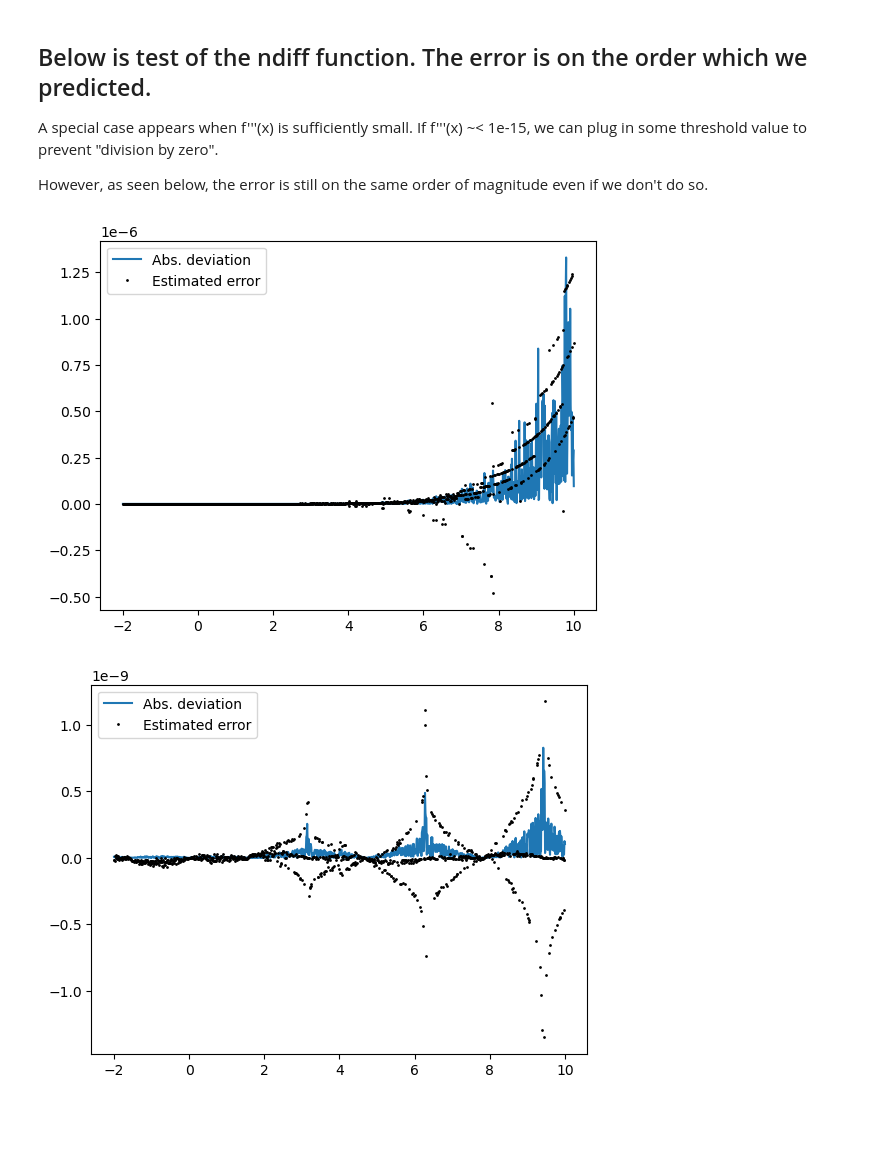
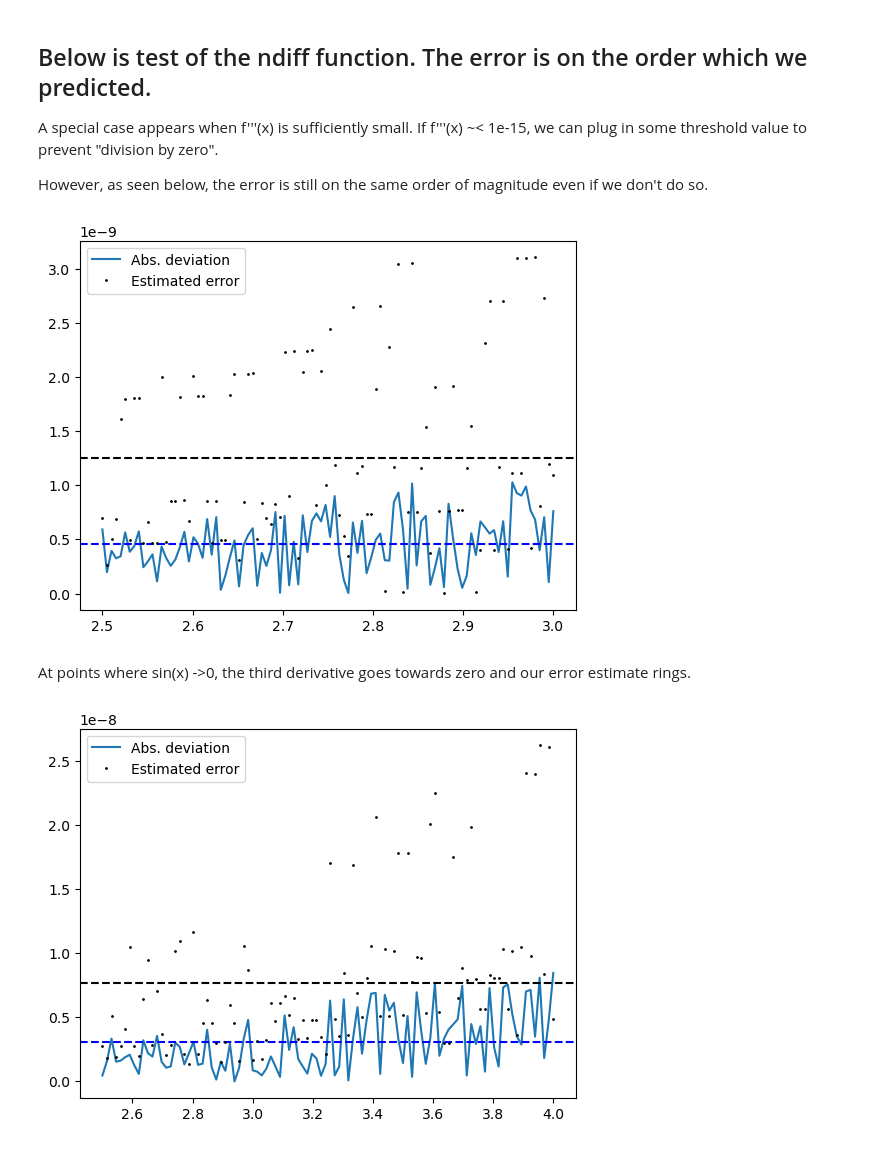
Before and after one commit to David-Cai-CJ/PHYS512, a Jupyter notebook: assignment_1/A1_P2.ipynb, the cells around one changed output. Cells and saved outputs as stored; diff of their text form; code cells hidden in the pictures; blank space fills up the shorter version.

```diff
--- a/assignment_1/A1_P2.ipynb
+++ b/assignment_1/A1_P2.ipynb
@@ -22,11 +22,10 @@ def ndiff(fun, x, full=False):
     ### calculate the central derivative
     dfdx = (f(x+dx)-f(x-dx))/(2*dx)
     ### estimate the error
-    err = f(x)*eps/dx + d3f(x) * dx**2
+    err = np.abs(f(x)*eps/dx + d3f(x) * dx**2)
 
     if full == False:
         return dfdx
-
     else:
         return dfdx, dx, err
 # %% [markdown]
@@ -35,21 +34,25 @@ A special case appears when f'''(x) is sufficiently small. If f'''(x) ~< 1e-15,
 
 However, as seen below, the error is still on the same order of magnitude even if we don't do so.
 # %%
-xx = np.linspace(-2,10, 1000)
-
 # plots the deviations between function, ndiff, and its "analytical" derivative
 def test(fun, dfun, x):
     xx = x
     dfdx, dx, err = ndiff(fun, xx, True)
     plt.plot(xx, np.abs(dfun(xx) - dfdx), label = "Abs. deviation")
-    plt.plot(xx, err,'ko',ms=1, label = "Estimated error", )
+    plt.axhline(np.mean(np.abs(dfun(xx) - dfdx)), c='b',ls='--')
+    plt.plot(xx, err,'ko',ms=1, label = "Estimated error")
+    plt.axhline(np.mean(err),c='k', ls = '--')
     plt.legend()
 # %%
+xx = np.linspace(2.5,3, 100)
 test(np.exp, np.exp, xx)
 # %% [output]
-[figure, old version]
+[figure, new version]
+# %% [markdown]
+At points where sin(x) ->0, the third derivative goes towards zero and our error estimate rings.
 # %%
-test(np.sin, np.cos, xx)
+xx = np.linspace(2.5,4, 100)
+test(lambda x:x**4, lambda x: 4*x**3, xx)
 # %% [output]
-[figure, old version]
+[figure, new version]
 # %%
```
Also changed, not shown: parts of 1 cell of this notebook, 2 other files.
